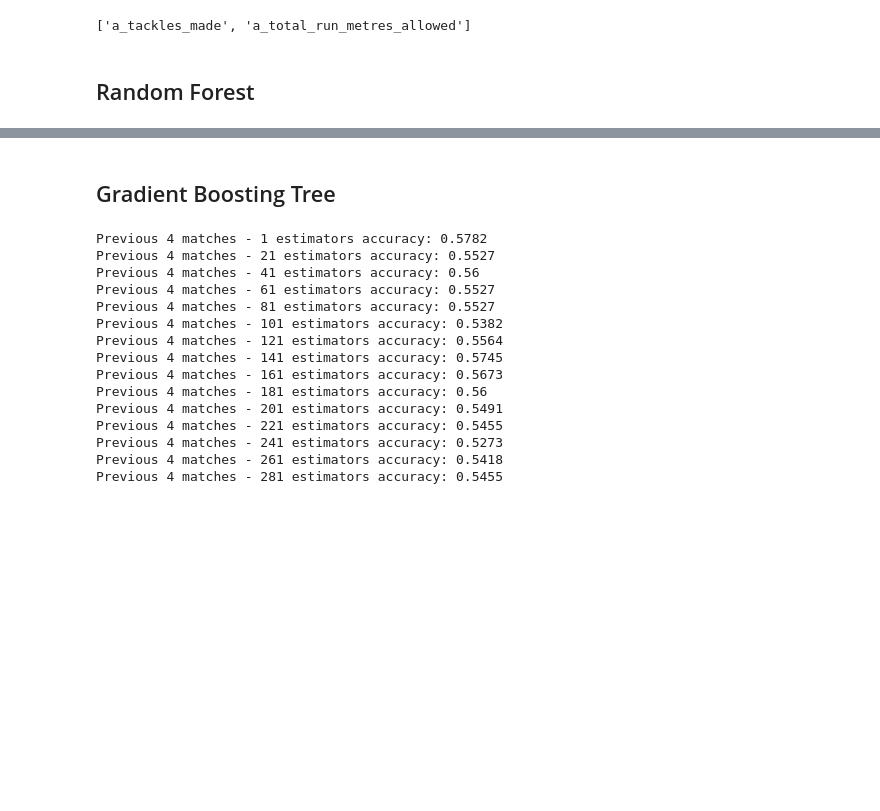
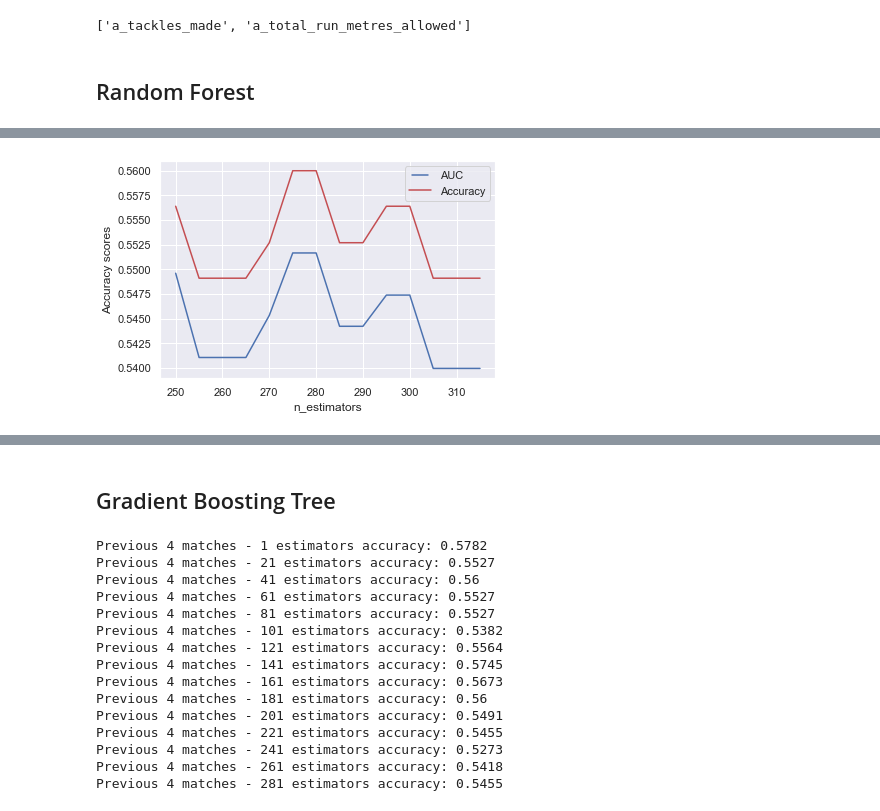
Before and after one commit to njpowers7915/NRL-match-data, a Jupyter notebook: predictions/predictions_notebook.ipynb, the cells around one changed output, grey strips where cells are left out. Saved outputs shown, nothing was run; the diff lists cells and outputs as text; code cells hidden in the pictures; blank space fills up the shorter version.

```diff
--- a/predictions/predictions_notebook.ipynb
+++ b/predictions/predictions_notebook.ipynb
@@ -498,3 +500,45 @@ plt.show()
+# %%
+n_estimators = list(range(250, 320, 5))
+random_forest_results = pd.DataFrame({'estimators': n_estimators})
+random_state = 0
+#for key in predictionos_data:
+for key in ['4']:
+    data = predictions_data[key]
+    data = data.replace([np.inf, -np.inf], 0)
+
+
+    X = data.drop(columns=['home_winner', 'match_id', 'round', 'date'])
+    X = X[list(ordered_feature_importance.sort_values(ascending=False).index)[:4]]
+    y = data['home_winner']
+
+    X_train, X_test, y_train, y_test = train_test_split(X, y, test_size=0.2, random_state=13)
+    #key_results = []
+    accuracy_scores = []
+    auc_scores = []
+    for i in n_estimators:
+        #random_state += 1
+        forest = RandomForestClassifier(n_estimators = i, random_state=42)
+        forest.fit(X_train, y_train)
+        forest_pred = forest.predict(X_test)
+
+        false_positive_rate, true_positive_rate, thresholds = roc_curve(y_test, forest_pred)
+        roc_auc = auc(false_positive_rate, true_positive_rate)
+        auc_scores.append(roc_auc)
+
+        score = np.round(accuracy_score(y_test, forest_pred), 4)
+        accuracy_scores.append(score)
+        #print('Previous ' + key + ' matches - ' + str(i) + ' estimators accuracy: ' + str(np.round(score, 4)))
+    #random_forest_results[key] = key_results
+line1, = plt.plot(n_estimators, auc_scores, 'b', label="AUC")
+line2, = plt.plot(n_estimators, accuracy_scores, 'r', label="Accuracy")
+
+plt.legend(handler_map={line1: HandlerLine2D(numpoints=2)})
+
+plt.ylabel('Accuracy scores')
+plt.xlabel('n_estimators')
+plt.show()
+# %% [output]
+[figure, added]
 # %%
 max_depths = np.linspace(1, 30, 32, endpoint=True)
 random_forest_results = pd.DataFrame({'estimators': max_depths})
```
Also changed, not shown: parts of 5 cells of this notebook.
